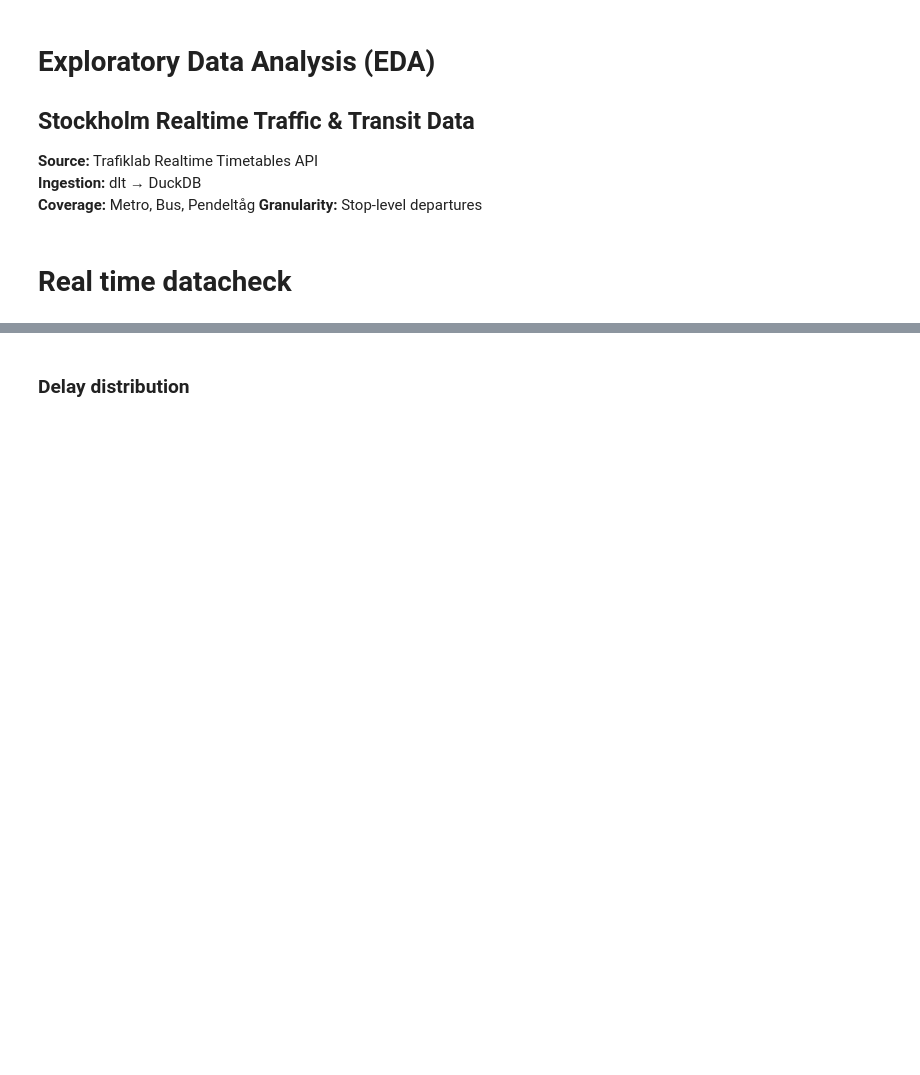
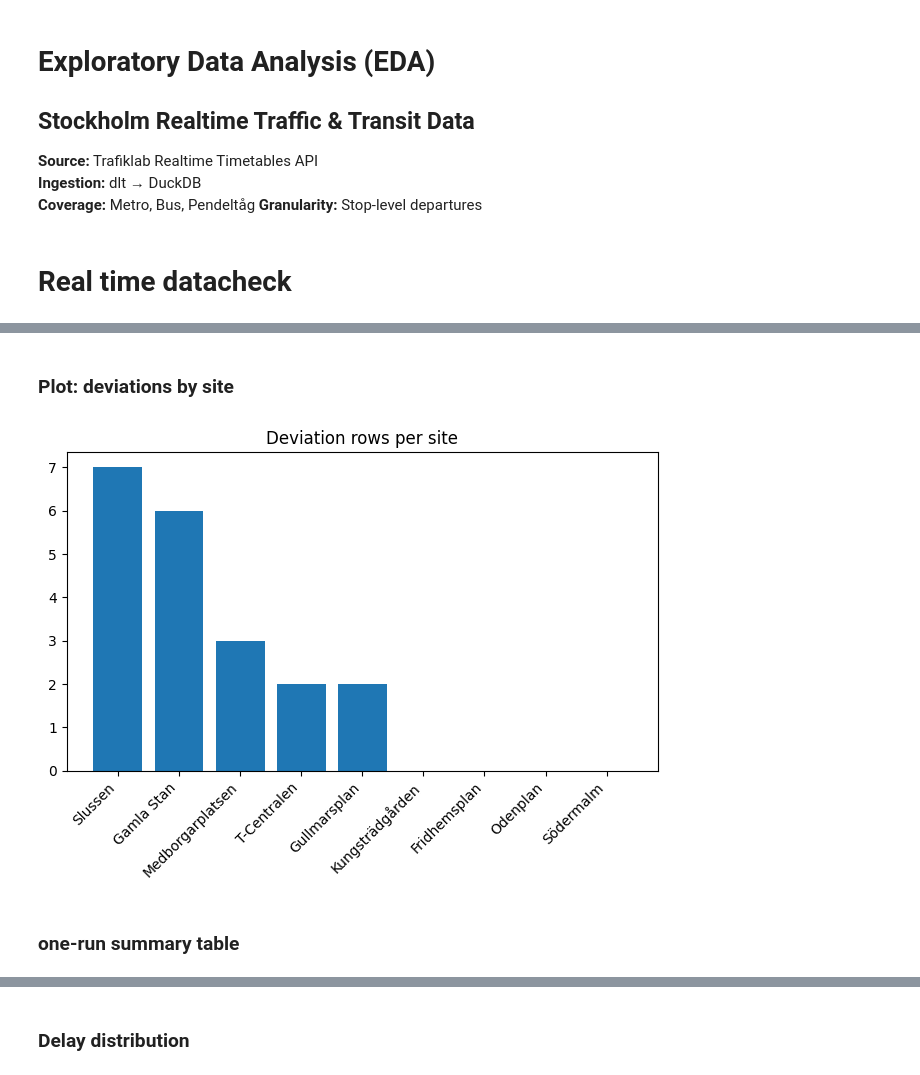
Before and after one commit to mohammadnurulhassan/Ex_Jobb_Data_pipeline_for_Stockholm_Traffic_-_Transit, a Jupyter notebook: notebooks/realtime_depature.ipynb, the cells around one changed output, grey strips where cells are left out. Drawn from its saved outputs; the diff is of its cells as text; code cells hidden in the pictures; blank space fills up the shorter version.

```diff
--- a/notebooks/realtime_depature.ipynb
+++ b/notebooks/realtime_depature.ipynb
@@ -181,0 +235,22 @@ ORDER BY ordinal_position
+# %% [markdown]
+### Plot: deviations by site
+# %%
+df_dev = con.execute("""
+select site_name,
+       sum(case when has_deviation then 1 else 0 end) as deviation_rows,
+       count(*) as total_rows
+from raw_traffic.realtime_departures
+group by 1
+order by deviation_rows desc
+""").fetchdf()
+
+plt.figure()
+plt.bar(df_dev["site_name"], df_dev["deviation_rows"])
+plt.xticks(rotation=45, ha="right")
+plt.title("Deviation rows per site")
+plt.tight_layout()
+plt.show()
+# %% [output]
+[figure, added]
+# %% [markdown]
+### one-run summary table
```
Also changed, not shown: parts of 84 cells of this notebook.
